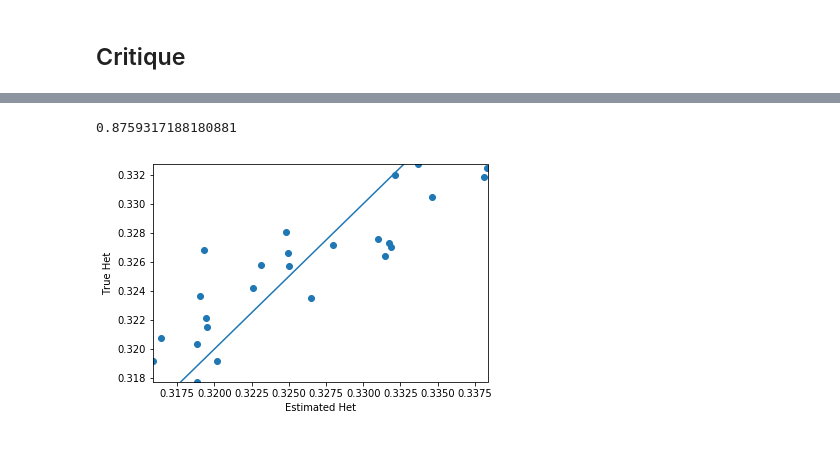
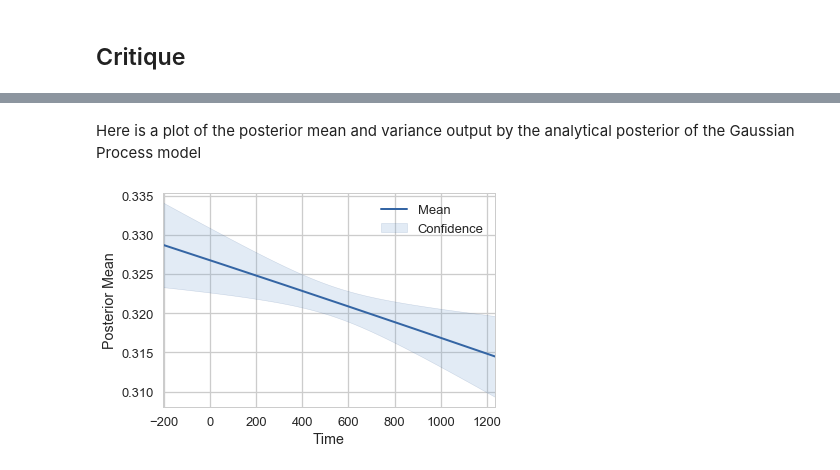
Before and after one commit to ancient-dna/hetgp, a Jupyter notebook: notebooks/wright-fisher-sim.ipynb, the cells around one changed output, grey strips where cells are left out. Drawn from its saved outputs; the diff is of its cells as text; code cells hidden in the pictures.

```diff
--- a/notebooks/wright-fisher-sim.ipynb
+++ b/notebooks/wright-fisher-sim.ipynb
@@ -107,6 +141,8 @@ Text(0,0.5,'Estimted Het')
 # %%
-#kern = gp.kern.Exponential(1)
-kern = gp.kern.Matern32(1)
+kern = gp.kern.Matern52(1)
 model = gp.models.GPRegression(t[:,None], h_hat[:,None], kern)
+
+h_mod = H[-1,:]
+sigma2_e = np.sum(h_mod * (1. - h_mod)) / p**2
 model[".*Gaussian_noise"] = sigma2_e
 model['.*Gaussian_noise'].fix()
@@ -135,12 +160,8 @@ np.corrcoef(model.posterior.mean[:,0], h)[0,1]
-# %%
-plt.scatter(h_hat, h)
-plt.plot(np.linspace(0.0,1.,10), np.linspace(0.0,1.,10))
-plt.xlabel("Estimated Het")
-plt.ylabel("True Het")
-plt.xlim(np.min(h_hat), np.max(h_hat))
-plt.ylim(np.min(h), np.max(h))
-#plt.axes().set_aspect('equal')
-np.corrcoef(h_hat, h)[0,1]
-# %% [output]
-0.8759317188180881
-[figure, removed]
+# %% [markdown]
+Here is a plot of the posterior mean and variance output by the analytical posterior of the Gaussian Process model
+# %%
+model.plot_f();
+plt.xlabel("Time");
+plt.ylabel("Posterior Mean");
+# %% [output]
+[figure, added]
```
Also changed, not shown: parts of 28 cells of this notebook, 3 other files.
